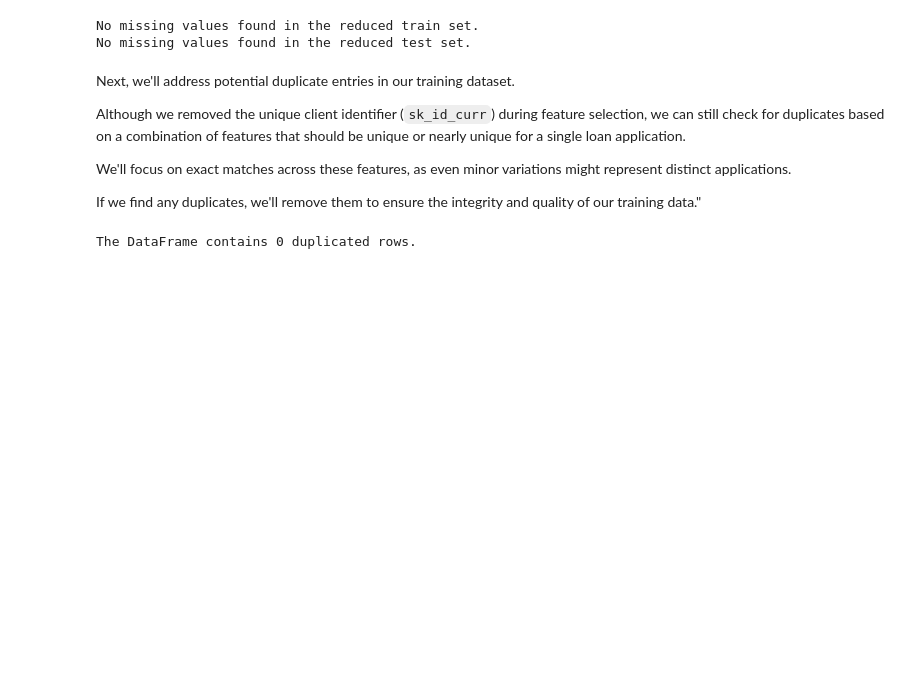
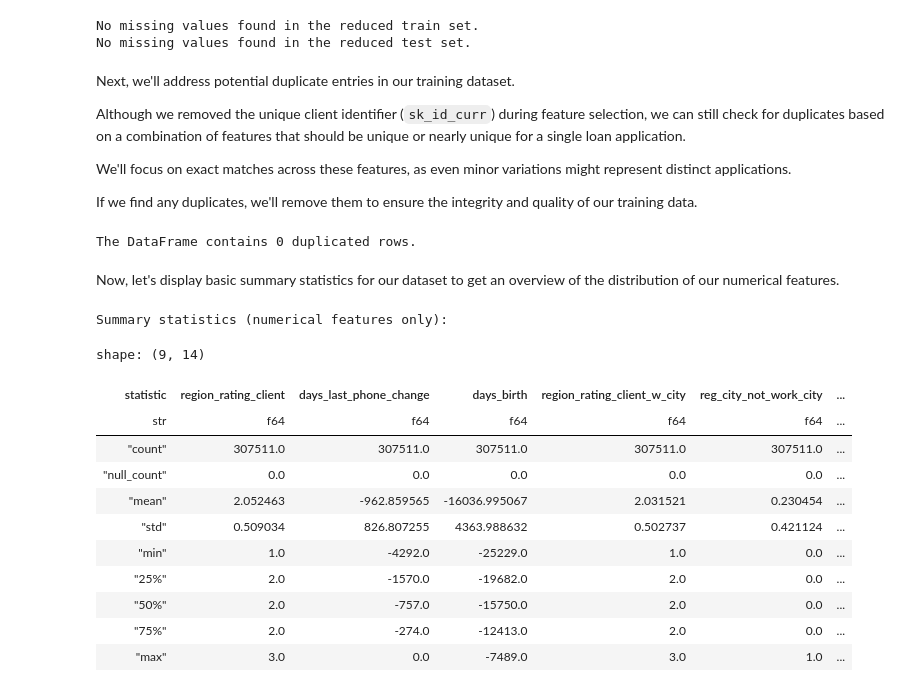
Before and after one commit to vytautas-bunevicius/retail-bank-risk-evaluation, a Jupyter notebook: notebooks/retail_bank_risk_evaluation.ipynb, the cells around one changed output. Cells and saved outputs as stored; diff of their text form; code cells hidden in the pictures; blank space fills up the shorter version.

Commit message:
feat: added summary statistics table for numerical features

```diff
--- a/notebooks/retail_bank_risk_evaluation.ipynb
+++ b/notebooks/retail_bank_risk_evaluation.ipynb
@@ -327,8 +326,31 @@ Although we removed the unique client identifier (`sk_id_curr`) during feature s
 
 We'll focus on exact matches across these features, as even minor variations might represent distinct applications.
 
-If we find any duplicates, we'll remove them to ensure the integrity and quality of our training data."
+If we find any duplicates, we'll remove them to ensure the integrity and quality of our training data.
 # %%
 count_duplicated_rows(reduced_train)
 # %% [output]
 The DataFrame contains 0 duplicated rows.
+# %% [markdown]
+Now, let's display basic summary statistics for our dataset to get an overview of the distribution of our numerical features.
+# %%
+print("\nSummary statistics (numerical features only):\n")
+
+numerical_dtypes = [pl.Float32, pl.Float64, pl.Int8, pl.Int16, pl.Int32]
+numerical_reduced_train = reduced_train.select(pl.col(numerical_dtypes))
+
+numerical_reduced_train.describe()
+# %% [output]
+Summary statistics (numerical features only):
+shape: (9, 14)
+| statistic | region_rating_client | days_last_phone_change | days_birth | region_rating_client_w_city | reg_city_not_work_city | ... |
+| str | f64 | f64 | f64 | f64 | f64 | ... |
+| "count" | 307511.0 | 307511.0 | 307511.0 | 307511.0 | 307511.0 | ... |
+| "null_count" | 0.0 | 0.0 | 0.0 | 0.0 | 0.0 | ... |
+| "mean" | 2.052463 | -962.859565 | -16036.995067 | 2.031521 | 0.230454 | ... |
+| "std" | 0.509034 | 826.807255 | 4363.988632 | 0.502737 | 0.421124 | ... |
+| "min" | 1.0 | -4292.0 | -25229.0 | 1.0 | 0.0 | ... |
+| "25%" | 2.0 | -1570.0 | -19682.0 | 2.0 | 0.0 | ... |
+| "50%" | 2.0 | -757.0 | -15750.0 | 2.0 | 0.0 | ... |
+| "75%" | 2.0 | -274.0 | -12413.0 | 2.0 | 0.0 | ... |
+| "max" | 3.0 | 0.0 | -7489.0 | 3.0 | 1.0 | ... |
```
Also changed, not shown: parts of 1 cell of this notebook.
